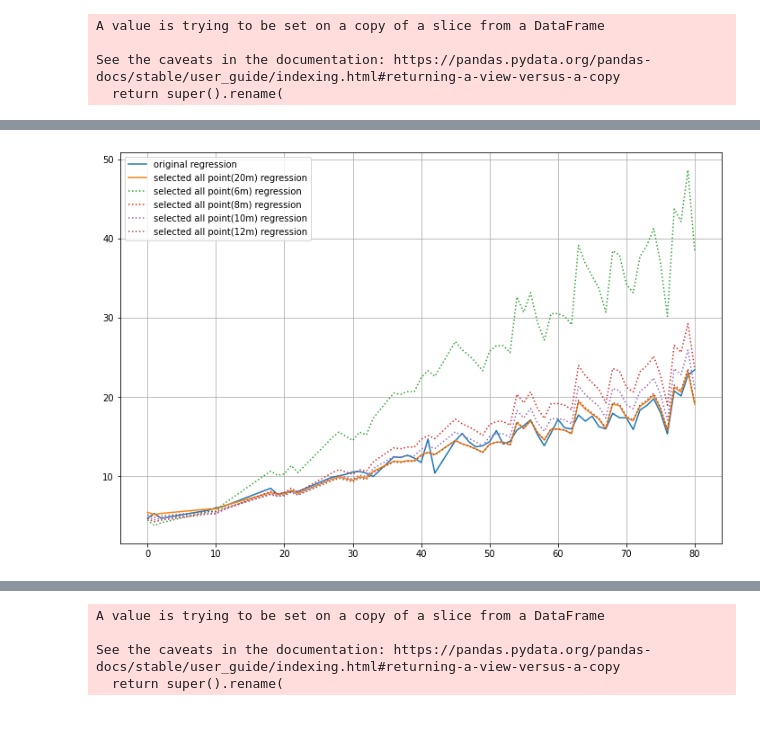
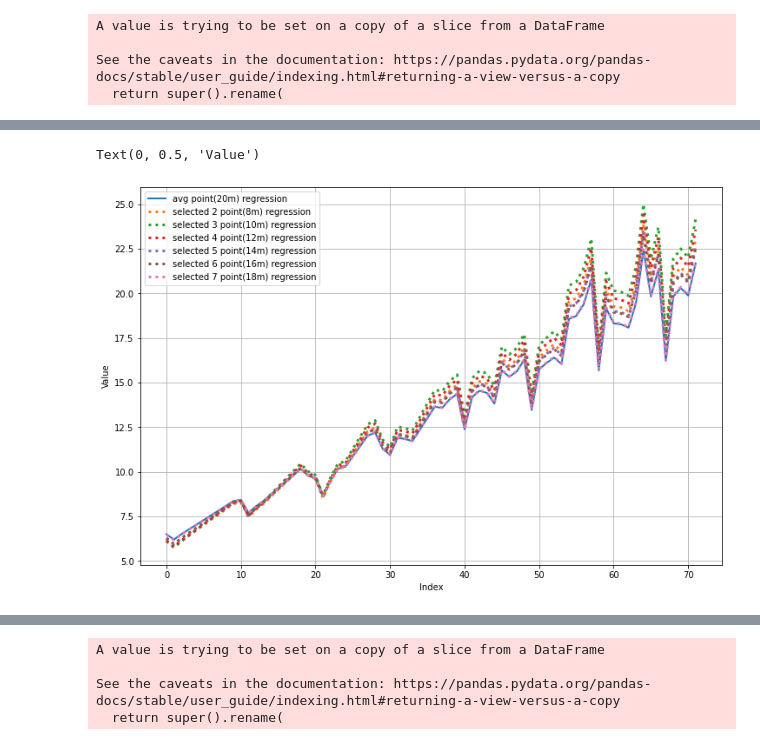
Before and after one commit to YoungseokOh/Depth-evaluation, a Jupyter notebook: plot_example.ipynb, the cells around one changed output, grey strips where cells are left out. Cells and saved outputs as stored; diff of their text form; code cells hidden in the pictures.

```diff
--- a/plot_example.ipynb
+++ b/plot_example.ipynb
@@ -418,0 +401,5 @@ df_selected_depth_regression
+# %%
+selected_avg_depth_list = []
+for i in selected_depth_list:
+    selected_avg_depth_list.append(int(np.mean(i)))
+    print(int(np.mean(i)))
@@ -431,0 +431,3 @@ df_selected_2_depth_regression
+# %%
+lin_reg_2.fit(df_feature, df_selected_2_depth_regression['variable'].values)
+df_selected_depth_regression['regression_avg_point'] = lin_reg_2.predict(poly_leg.fit_transform(df_selected_depth_regression['value'].values.reshape(-1, 1)))
@@ -431,0 +447,4 @@ df_selected_2_depth_regression
+# %%
+df_selected_2_depth_regression = pd.DataFrame(selected_avg_depth_list[:], depth_name_list[:]).T.melt().dropna(axis=0)
+df_feature, poly_leg = utils.poly_feature(df_selected_2_depth_regression['value'].values.reshape(-1, 1), degree)
+lin_reg_2 = LinearRegression()
@@ -431,0 +472,13 @@ df_selected_2_depth_regression
+# %%
+for n in range(1, 8):
+    if n == 1:
+        temp_regression = pd.DataFrame(selected_avg_depth_list[:], depth_name_list[:]).T.melt().dropna(axis=0)
+    else:
+        temp_regression = pd.DataFrame(selected_avg_depth_list[:n], depth_name_list[:n]).T.melt().dropna(axis=0)
+    df_feature, poly_leg = utils.poly_feature(temp_regression['value'].values.reshape(-1, 1), degree)
+    lin_reg_2 = LinearRegression()
+    lin_reg_2.fit(df_feature, temp_regression['variable'].values)
+    predict_Y = lin_reg_2.predict(poly_leg.fit_transform(df_selected_depth_regression['value'].values.reshape(-1, 1)))
+    df_selected_depth_regression['regression_{}_point'.format(n)] = lin_reg_2.predict(
+    poly_leg.fit_transform(df_selected_depth_regression['value'].values.reshape(-1, 1)))
+df_selected_depth_regression
@@ -472,15 +534,21 @@ df_selected_depth_regression
 # %%
 plt.rcParams["figure.figsize"] = (12,8)
-plt.plot(df_depth_regression['regression'])
-plt.plot(df_selected_depth_regression['regression'])
-plt.plot(df_twofive_regression['regression_2_point'], linestyle=":")
-plt.plot(df_twofive_regression['regression_3_point'], linestyle=":")
-plt.plot(df_twofive_regression['regression_4_point'], linestyle=":")
-plt.plot(df_twofive_regression['regression_5_point'], linestyle=":")
-plt.legend(['original regression', 'selected all point(20m) regression', 'selected all point(6m) regression', 'selected all point(8m) regression', 'selected all point(10m) regression', 'selected all point(12m) regression'])
+plt.plot(df_selected_depth_regression['regression_avg_point'], linewidth=2)
+plt.plot(df_selected_depth_regression['regression_2_point'], linestyle=":", linewidth=3)
+plt.plot(df_selected_depth_regression['regression_3_point'], linestyle=":", linewidth=3)
+plt.plot(df_selected_depth_regression['regression_4_point'], linestyle=":", linewidth=3)
+plt.plot(df_selected_depth_regression['regression_5_point'], linestyle=":", linewidth=3)
+plt.plot(df_selected_depth_regression['regression_6_point'], linestyle=":", linewidth=3)
+plt.plot(df_selected_depth_regression['regression_7_point'], linestyle=":", linewidth=3)
+plt.legend(['avg point(20m) regression', 'selected 2 point(8m) regression', 'selected 3 point(10m) regression',
+            'selected 4 point(12m) regression', 'selected 5 point(14m) regression',
+           'selected 6 point(16m) regression', 'selected 7 point(18m) regression'])
 plt.grid(True)
+plt.xlabel('Index')
+plt.ylabel('Value')
 # %% [output]
+Text(0, 0.5, 'Value')
-[figure, old version]
+[figure, new version]
 # %%
 # Divided dataframe 2 spot point to 5 spot point
 df_error_original = df_selected_depth_regression[['variable', 'value', 'regression']]
```
Also changed, not shown: parts of 43 cells of this notebook, 6 other files.
